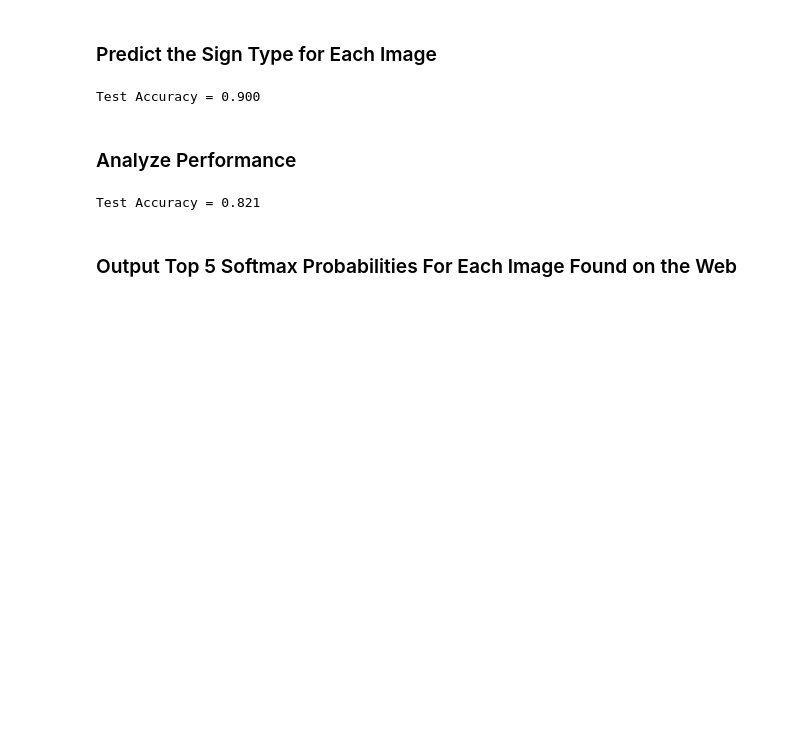
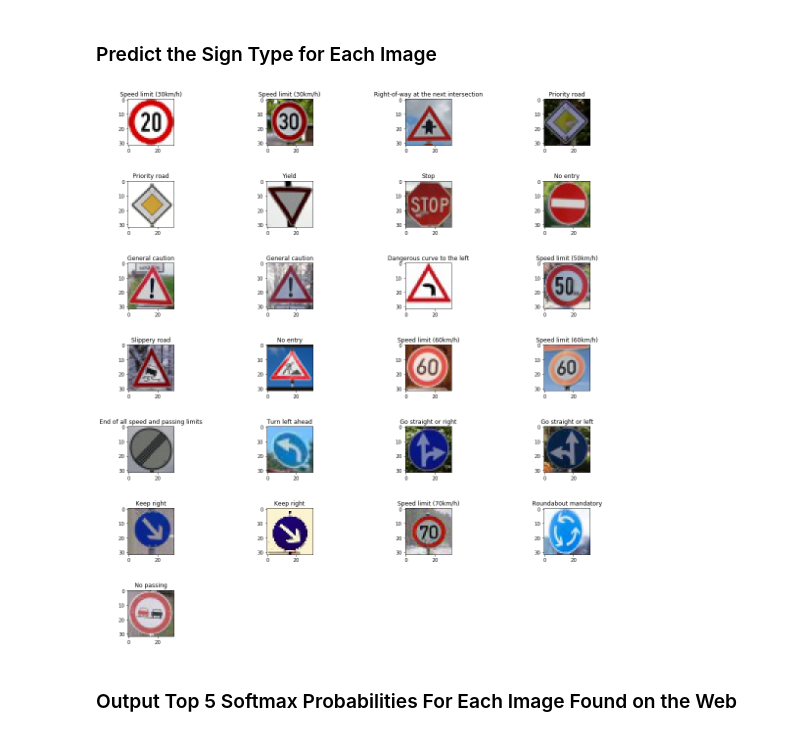
Before and after one commit to andrewazmy/CarND-T1-P2-Traffic-Sign-Classifier, a Jupyter notebook: Traffic_Sign_Classifier.ipynb, the cells around one changed output. Saved outputs shown, nothing was run; the diff lists cells and outputs as text; code cells hidden in the pictures; blank space fills up the shorter version.

```diff
--- a/Traffic_Sign_Classifier.ipynb
+++ b/Traffic_Sign_Classifier.ipynb
@@ -469,22 +469,18 @@ print(labels)
 # %%
 ### Run the predictions here and use the model to output the prediction for each image.
 ### Make sure to pre-process the images with the same pre-processing pipeline used earlier.
 ### Feel free to use as many code cells as needed.
+%matplotlib inline
+fig = plt.figure(figsize=(16,16), tight_layout={'h_pad':4})
+for i in range(len(images)):
+    img = images[i]
+    ax = fig.add_subplot(7,4,i+1)
+    ax.imshow(img, interpolation='none')
+    ax.set_title(label_dict[top_k_out.indices[i][0]])
+
+plt.show()
 # %% [output]
-Test Accuracy = 0.900
+[figure, added]
-# %% [markdown]
-### Analyze Performance
-# %%
-### Calculate the accuracy for these 5 new images.
-### For example, if the model predicted 1 out of 5 signs correctly, it's 20% accurate on these new images.
-# grey = np.sum(images/3, axis=3, keepdims=True)
-norm = (images - images.mean()) / images.mean()
-with tf.Session() as sess:
-    saver.restore(sess, tf.train.latest_checkpoint('.'))
-    test_accuracy = evaluate(norm, labels)
-    print("Test Accuracy = {:.3f}".format(test_accuracy))
-# %% [output]
-Test Accuracy = 0.821
 # %% [markdown]
 ### Output Top 5 Softmax Probabilities For Each Image Found on the Web
 # %% [markdown]
```
Also changed, not shown: parts of 14 cells of this notebook, 36 other files.
